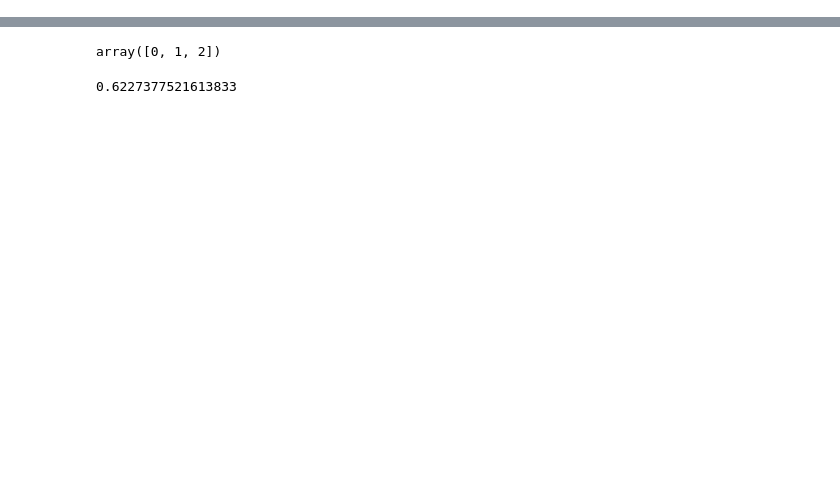
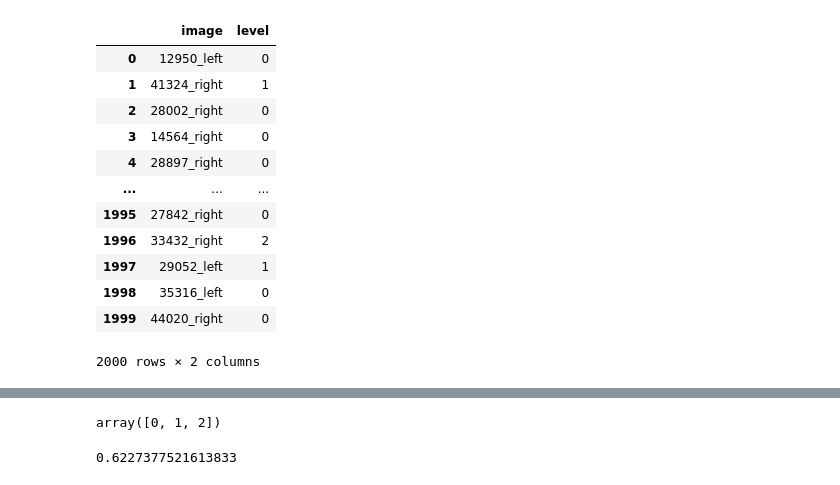
Before and after one commit to choonghwanlee/Fundus-Imaging, a Jupyter notebook: notebooks/glcm_feat_engineering.ipynb, the cells around one changed output, grey strips where cells are left out. Saved outputs shown, nothing was run; the diff lists cells and outputs as text; code cells hidden in the pictures; blank space fills up the shorter version.

```diff
--- a/notebooks/glcm_feat_engineering.ipynb
+++ b/notebooks/glcm_feat_engineering.ipynb
@@ -23,10 +23,26 @@ df['level'] = df['level'].replace({2: 1, 3: 2, 4: 2})
 # %%
 from sklearn.model_selection import train_test_split
 df_sampled, _ = train_test_split(
-    df, test_size=len(df) - 4000, stratify=df["level"], random_state=42
+    df, test_size=len(df) - 2000, stratify=df["level"], random_state=42
 )
 # %%
 df_sampled = df_sampled.reset_index().drop(columns='index')
+# %%
+df_sampled
+# %% [output]
+|  | image | level |
+| 0 | 12950_left | 0 |
+| 1 | 41324_right | 1 |
+| 2 | 28002_right | 0 |
+| 3 | 14564_right | 0 |
+| 4 | 28897_right | 0 |
+| ... | ... | ... |
+| 1995 | 27842_right | 0 |
+| 1996 | 33432_right | 2 |
+| 1997 | 29052_left | 1 |
+| 1998 | 35316_left | 0 |
+| 1999 | 44020_right | 0 |
+2000 rows × 2 columns
 # %%
 def display_grayscale_images(images, titles=None):
     """
```
Also changed, not shown: parts of 11 cells of this notebook, 7 other files.
